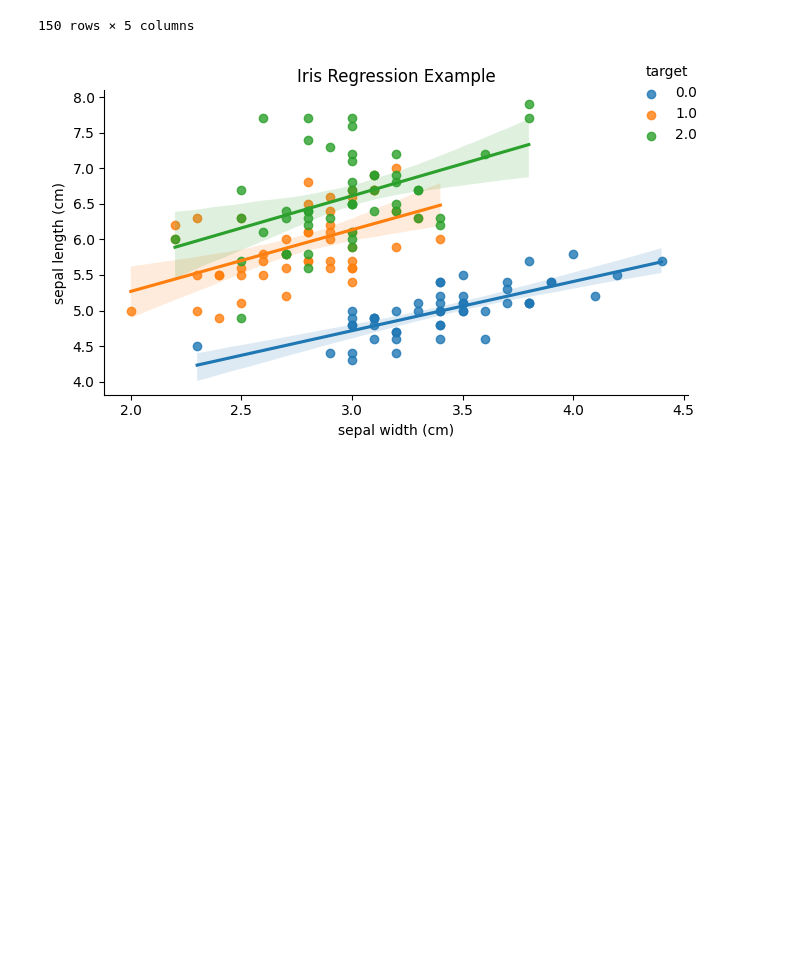
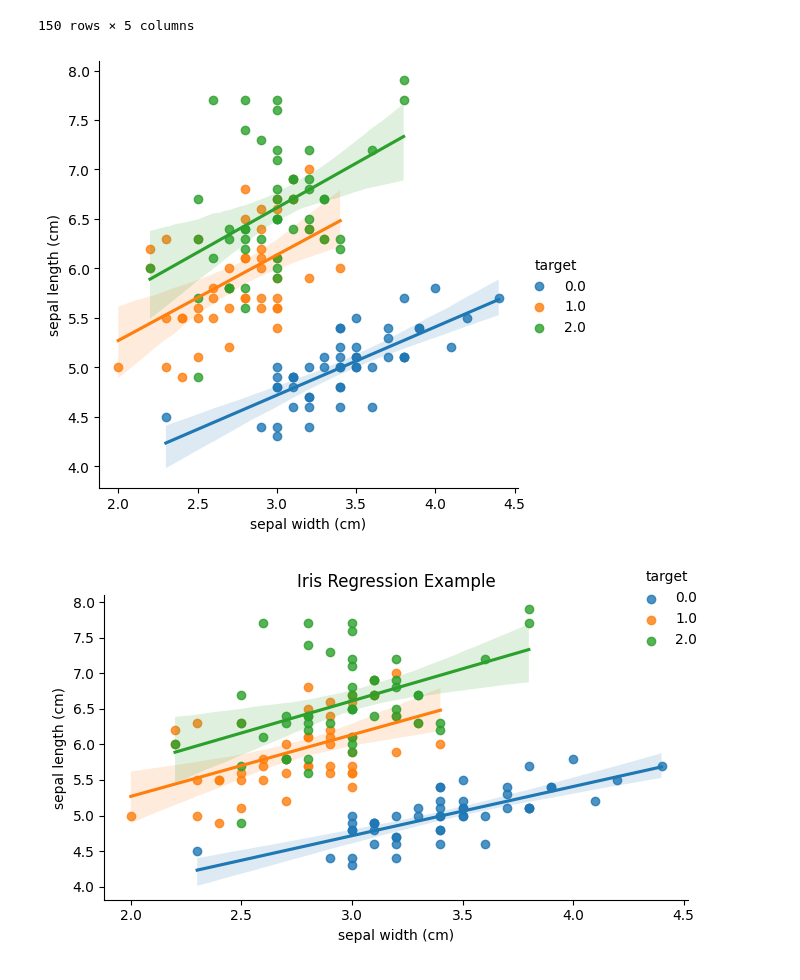
Before and after one commit to rialbeel/stats21, a Jupyter notebook: Week 6/Week06_03_activity.ipynb, the cells around one changed output. Saved outputs shown, nothing was run; the diff lists cells and outputs as text; code cells hidden in the pictures; blank space fills up the shorter version.

```diff
--- a/Week 6/Week06_03_activity.ipynb
+++ b/Week 6/Week06_03_activity.ipynb
@@ -55,6 +59,10 @@ iris
 | 148 | 6.2 | 3.4 | 5.4 | 2.3 | 2.0 |
 | 149 | 5.9 | 3.0 | 5.1 | 1.8 | 2.0 |
 150 rows × 5 columns
+# %%
+sns.lmplot(x = "sepal width (cm)", y = "sepal length (cm)", data = iris, hue = "target");
+# %% [output]
+[figure, added]
 # %% [markdown]
 ![iris1.png](attachment:7b7c481c-c4d1-412f-be4c-9817e7204a4b.png)
 # %% [markdown]
```
Also changed, not shown: parts of 3 cells of this notebook.
